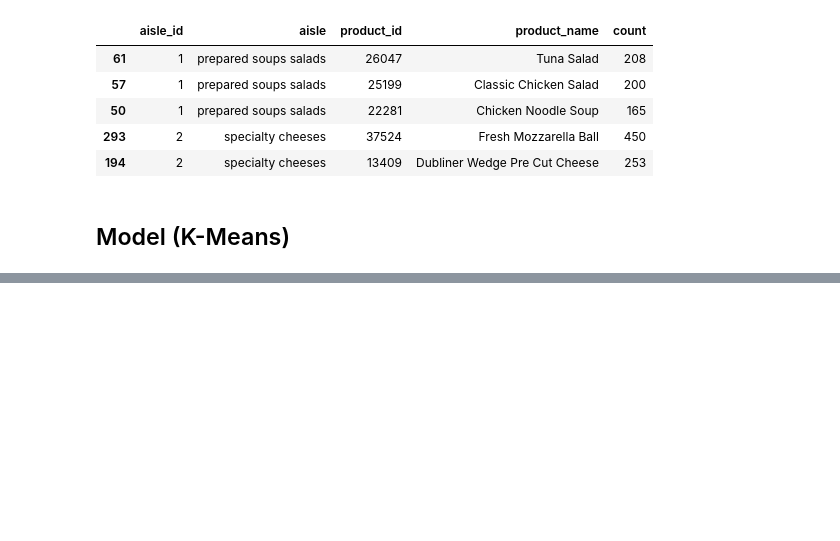
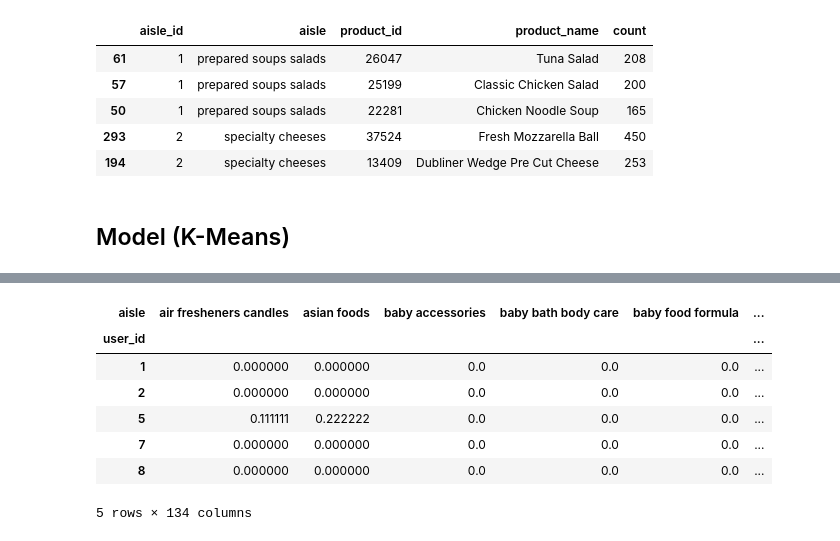
Before and after one commit to beckyydo/retail-machine-learning, a Jupyter notebook: grocery-recommendations.ipynb, the cells around one changed output, grey strips where cells are left out. Cells and saved outputs as stored; diff of their text form; code cells hidden in the pictures; blank space fills up the shorter version.

```diff
--- a/grocery-recommendations.ipynb
+++ b/grocery-recommendations.ipynb
@@ -108,0 +136,13 @@ top3_aisle.head()
+# %%
+# Create user product aisle percentage table
+percent_df = pd.pivot_table(percent_user, values='percent', index='user_id', columns = 'aisle', fill_value = 0 )
+percent_df.head()
+# %% [output]
+| aisle | air fresheners candles | asian foods | baby accessories | baby bath body care | baby food formula | ... |
+| user_id |  |  |  |  |  | ... |
+| 1 | 0.000000 | 0.000000 | 0.0 | 0.0 | 0.0 | ... |
+| 2 | 0.000000 | 0.000000 | 0.0 | 0.0 | 0.0 | ... |
+| 5 | 0.111111 | 0.222222 | 0.0 | 0.0 | 0.0 | ... |
+| 7 | 0.000000 | 0.000000 | 0.0 | 0.0 | 0.0 | ... |
+| 8 | 0.000000 | 0.000000 | 0.0 | 0.0 | 0.0 | ... |
+5 rows × 134 columns
```
Also changed, not shown: parts of 4 cells of this notebook.
